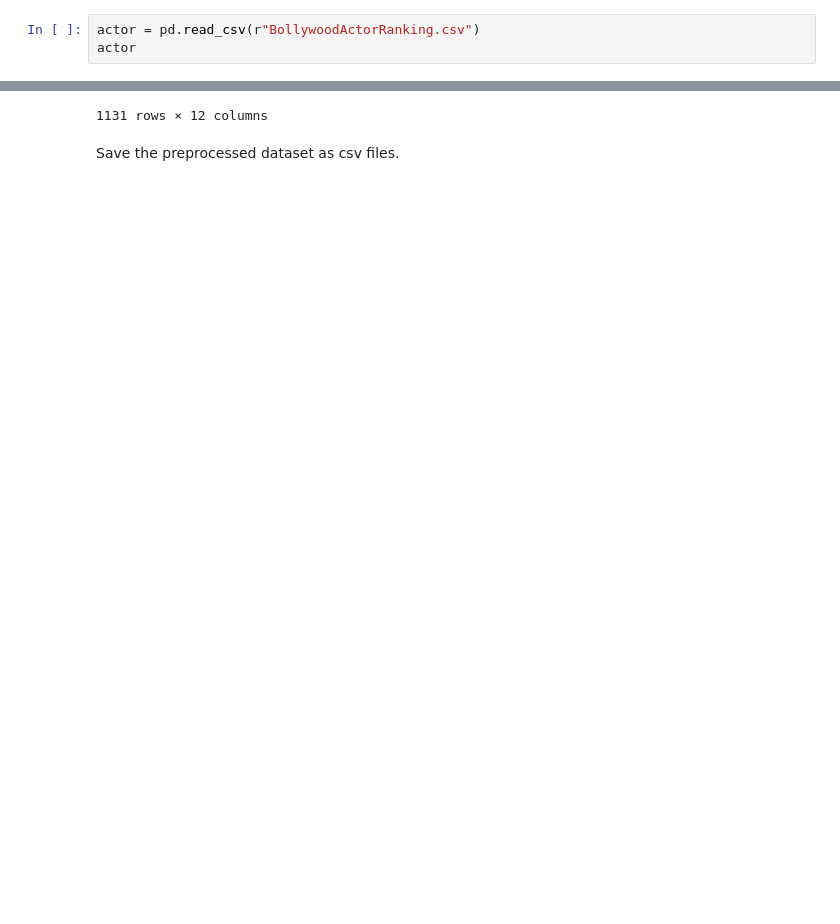
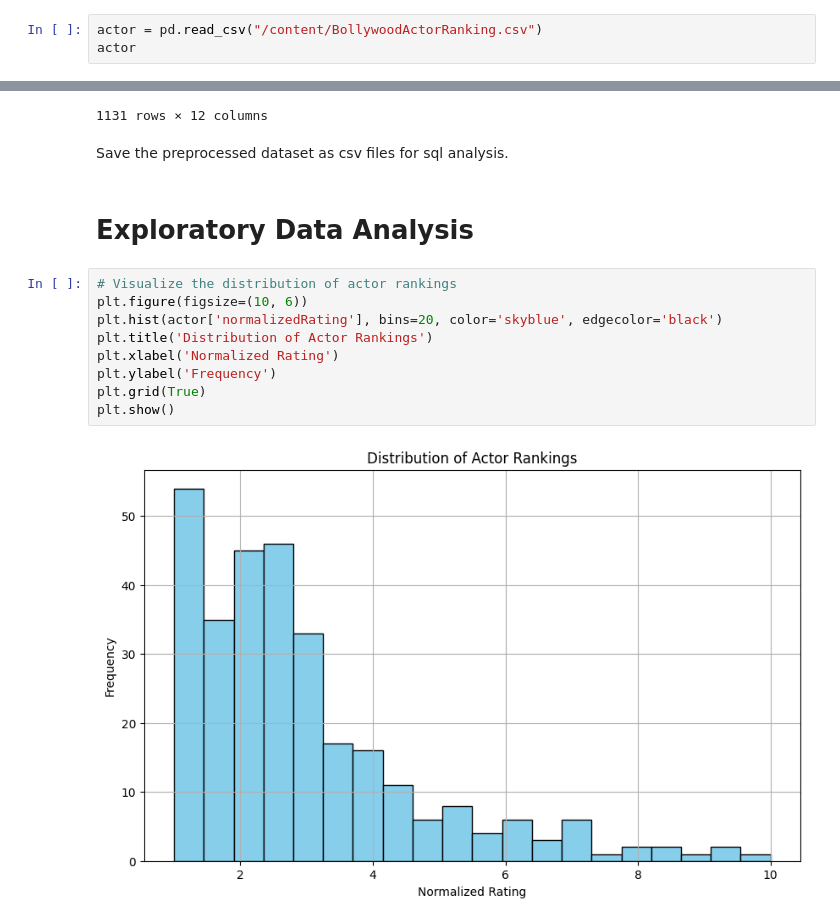
Before and after one commit to FathimaThan/Bollywood_movie_analysis, a Jupyter notebook: data_preprocessing.ipynb, the cells around one changed output, grey strips where cells are left out. Drawn from its saved outputs; the diff is of its cells as text; blank space fills up the shorter version.

```diff
--- a/data_preprocessing.ipynb
+++ b/data_preprocessing.ipynb
@@ -6,5 +11,5 @@ import numpy as np
 # %%
-actor = pd.read_csv(r"BollywoodActorRanking.csv")
+actor = pd.read_csv("/content/BollywoodActorRanking.csv")
 actor
 # %% [output]
 |  | actorId | actorName | movieCount | ratingSum | normalizedMovieRank | googleHits | normalizedGoogleRank | ... |
@@ -317,4 +324,17 @@ movie
 | 1283 | tt4228746 | Zid | 2014 | 28-Nov-14 | Thriller | Vivek Agnihotri | Rohit Malhotra | Shradha Das | Mohan Kapoor | Mann... | Rohit Malhotra | Anubhav Sinha | 0.0 | 2 | ... |
 1131 rows × 12 columns
 # %% [markdown]
-Save the preprocessed dataset as csv files.
+Save the preprocessed dataset as csv files for sql analysis.
+# %% [markdown]
+# Exploratory Data Analysis
+# %%
+# Visualize the distribution of actor rankings
+plt.figure(figsize=(10, 6))
+plt.hist(actor['normalizedRating'], bins=20, color='skyblue', edgecolor='black')
+plt.title('Distribution of Actor Rankings')
+plt.xlabel('Normalized Rating')
+plt.ylabel('Frequency')
+plt.grid(True)
+plt.show()
+# %% [output]
+[figure, added]
```
Also changed, not shown: parts of 10 cells of this notebook.
